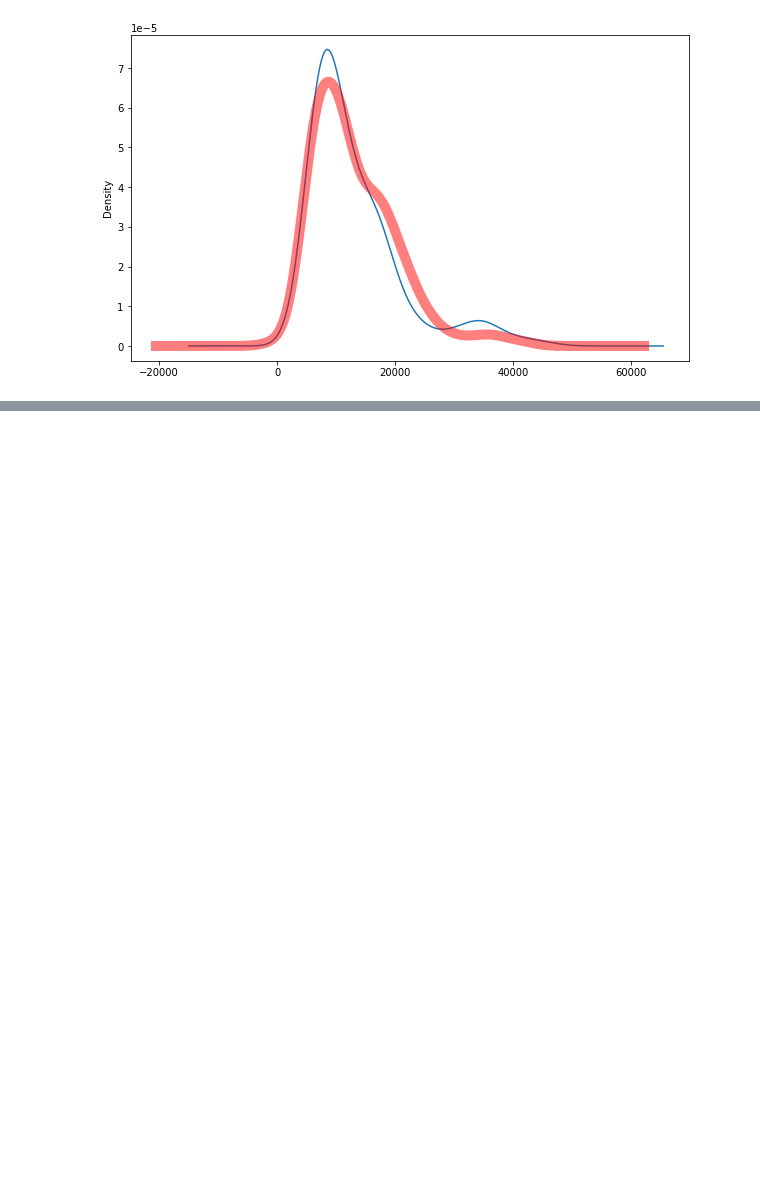
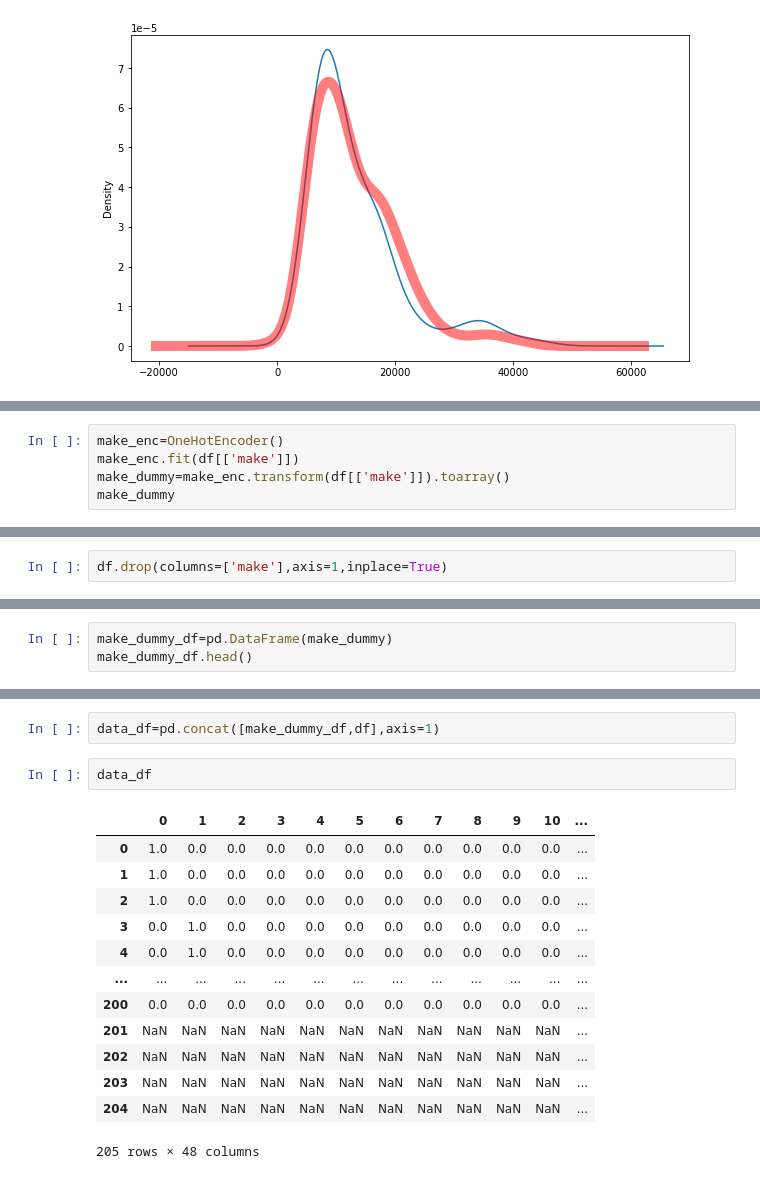
Before and after one commit to kashishjais/Machine-Learning, a Jupyter notebook: supervised/multiple_linear_reg.ipynb, the cells around one changed output, grey strips where cells are left out. Drawn from its saved outputs; the diff is of its cells as text; blank space fills up the shorter version.

```diff
--- a/supervised/multiple_linear_reg.ipynb
+++ b/supervised/multiple_linear_reg.ipynb
@@ -256,0 +279,5 @@ plt.show()
+# %%
+make_enc=OneHotEncoder()
+make_enc.fit(df[['make']])
+make_dummy=make_enc.transform(df[['make']]).toarray()
+make_dummy
@@ -256,0 +292,2 @@ plt.show()
+# %%
+df.drop(columns=['make'],axis=1,inplace=True)
@@ -256,0 +299,3 @@ plt.show()
+# %%
+make_dummy_df=pd.DataFrame(make_dummy)
+make_dummy_df.head()
@@ -256,0 +309,18 @@ plt.show()
+# %%
+data_df=pd.concat([make_dummy_df,df],axis=1)
+# %%
+data_df
+# %% [output]
+|  | 0 | 1 | 2 | 3 | 4 | 5 | 6 | 7 | 8 | 9 | 10 | ... |
+| 0 | 1.0 | 0.0 | 0.0 | 0.0 | 0.0 | 0.0 | 0.0 | 0.0 | 0.0 | 0.0 | 0.0 | ... |
+| 1 | 1.0 | 0.0 | 0.0 | 0.0 | 0.0 | 0.0 | 0.0 | 0.0 | 0.0 | 0.0 | 0.0 | ... |
+| 2 | 1.0 | 0.0 | 0.0 | 0.0 | 0.0 | 0.0 | 0.0 | 0.0 | 0.0 | 0.0 | 0.0 | ... |
+| 3 | 0.0 | 1.0 | 0.0 | 0.0 | 0.0 | 0.0 | 0.0 | 0.0 | 0.0 | 0.0 | 0.0 | ... |
+| 4 | 0.0 | 1.0 | 0.0 | 0.0 | 0.0 | 0.0 | 0.0 | 0.0 | 0.0 | 0.0 | 0.0 | ... |
+| ... | ... | ... | ... | ... | ... | ... | ... | ... | ... | ... | ... | ... |
+| 200 | 0.0 | 0.0 | 0.0 | 0.0 | 0.0 | 0.0 | 0.0 | 0.0 | 0.0 | 0.0 | 0.0 | ... |
+| 201 | NaN | NaN | NaN | NaN | NaN | NaN | NaN | NaN | NaN | NaN | NaN | ... |
+| 202 | NaN | NaN | NaN | NaN | NaN | NaN | NaN | NaN | NaN | NaN | NaN | ... |
+| 203 | NaN | NaN | NaN | NaN | NaN | NaN | NaN | NaN | NaN | NaN | NaN | ... |
+| 204 | NaN | NaN | NaN | NaN | NaN | NaN | NaN | NaN | NaN | NaN | NaN | ... |
+205 rows × 48 columns
```
Also changed, not shown: parts of 18 cells of this notebook, 1 other file.
